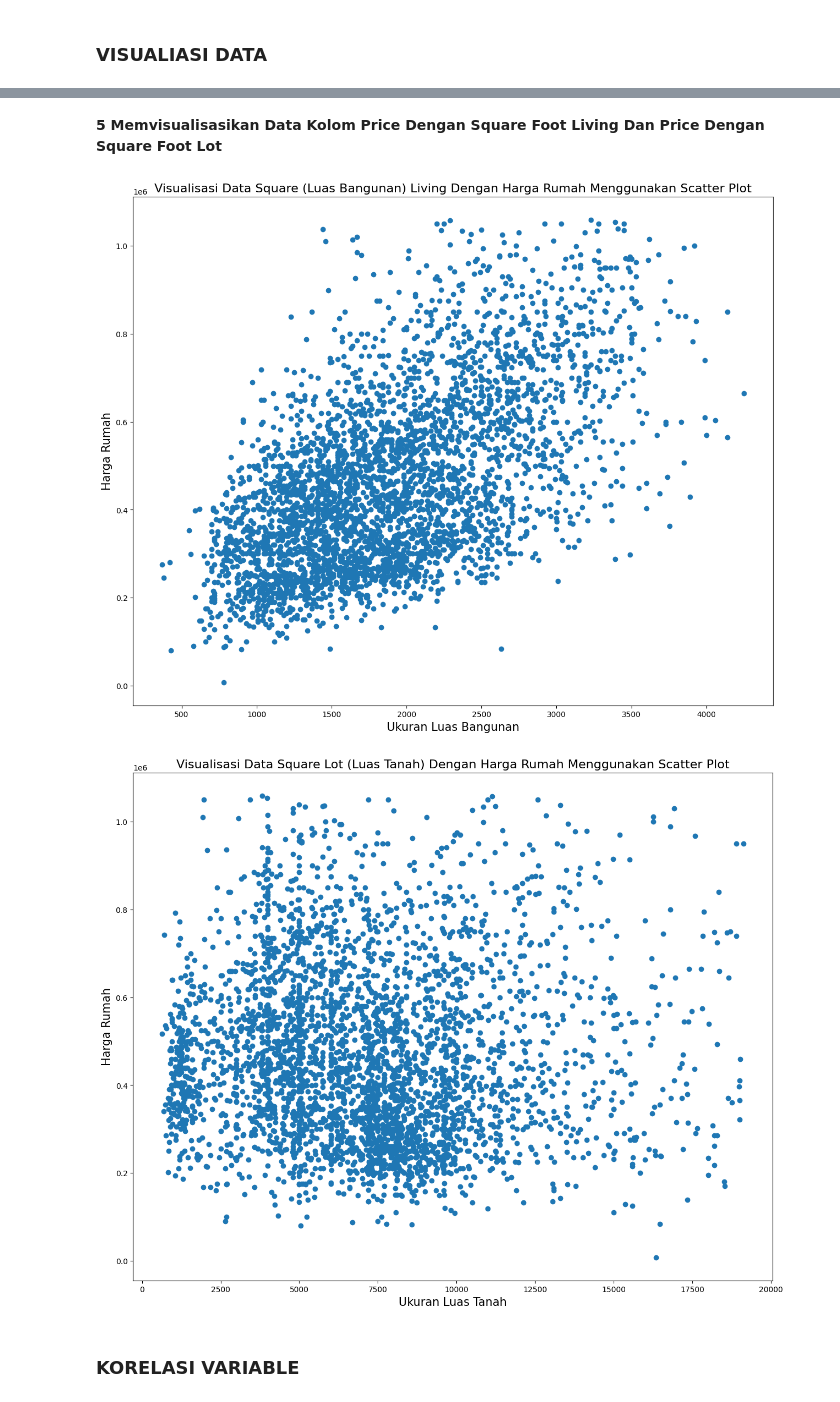
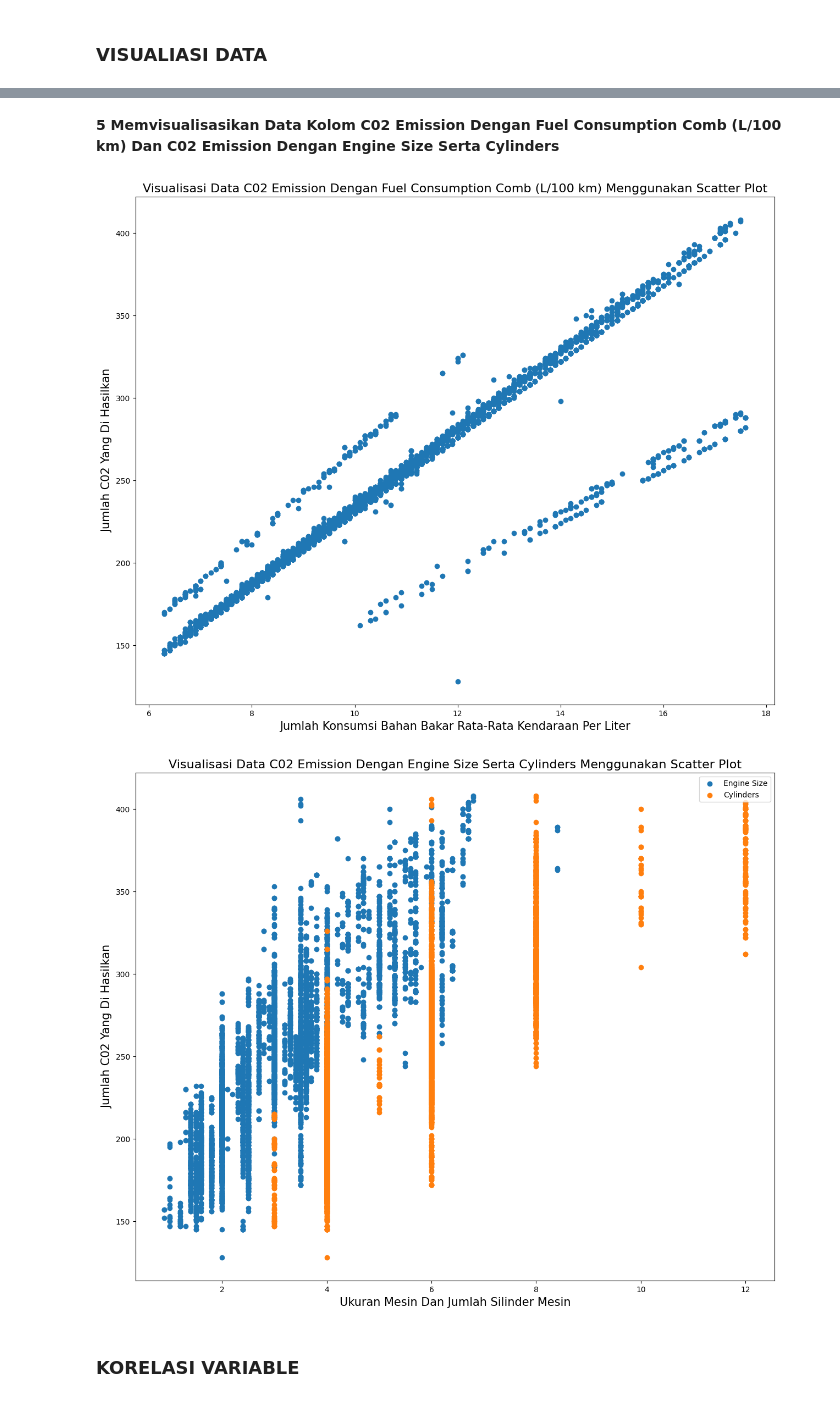
Before and after one commit to HaikalRFadhilahh/fp-BigDataPA, a Jupyter notebook: UAS_BDPA_REVISI.ipynb, the cells around one changed output, grey strips where cells are left out. Drawn from its saved outputs; the diff is of its cells as text; code cells hidden in the pictures.

```diff
--- a/UAS_BDPA_REVISI.ipynb
+++ b/UAS_BDPA_REVISI.ipynb
@@ -211,4 +196,16 @@ def clear_outliers (dataset,kolom):
     min_iqr = Q1 - 1.5 * IQR;
     max_iqr = Q3 + 1.5 * IQR;
     return dataset.loc[(dataset[kolom] >= min_iqr) & (dataset[kolom] <= max_iqr)].reset_index(drop=True)
+# %%
+# Membersikan Outliers Kolom Fuel Consumption City (L/100 km)
+df = clear_outliers(df,'Fuel Consumption City (L/100 km)')
+# %%
+# Membersikan Outliers Kolom Fuel Consumption Hwy (L/100 km)
+df = clear_outliers(df,'Fuel Consumption Hwy (L/100 km)')
+# %%
+# Membersikan Outliers Kolom Fuel Consumption Comb (L/100 km)
+df = clear_outliers(df,'Fuel Consumption Comb (L/100 km)')
+# %%
+# Membersikan Outliers Kolom Fuel Consumption Comb (mpg)
+df = clear_outliers(df,'Fuel Consumption Comb (mpg)')
 # %%
@@ -327,25 +306,27 @@ Text(0.5, 1.0, 'Grafik Histogram Kolom Square Foot Above')
 # %% [markdown]
-<p><b>5 Memvisualisasikan Data Kolom Price Dengan Square Foot Living Dan Price Dengan Square Foot Lot</b></p>
+<p><b>5 Memvisualisasikan Data Kolom C02 Emission Dengan Fuel Consumption Comb (L/100 km) Dan C02 Emission Dengan Engine Size Serta Cylinders</b></p>
 # %%
-# Scatter Plot Kolom Square Living Dengan Harga Rumah
+# Scatter Plot Kolom C02 Emission Dengan Fuel Consumption Comb (L/100 km)
 fig,ax = plt.subplots(figsize=(15,12))
-plt.scatter(df['sqft_living'],df['price'])
-plt.title("Visualisasi Data Square (Luas Bangunan) Living Dengan Harga Rumah Menggunakan Scatter Plot",fontsize=16)
-plt.xlabel("Ukuran Luas Bangunan", fontsize=15)
-plt.ylabel("Harga Rumah",fontsize=15)
+plt.scatter(df['Fuel Consumption Comb (L/100 km)'],df['CO2 Emissions(g/km)'])
+plt.title("Visualisasi Data C02 Emission Dengan Fuel Consumption Comb (L/100 km) Menggunakan Scatter Plot",fontsize=16)
+plt.xlabel("Jumlah Konsumsi Bahan Bakar Rata-Rata Kendaraan Per Liter", fontsize=15)
+plt.ylabel("Jumlah C02 Yang Di Hasilkan",fontsize=15)
 plt.show()
 # %% [output]
-[figure, old version]
+[figure, new version]
 # %%
-# Scatter Plot Kolom Square Lot Dengan Harga Rumah
+# Scatter Plot Kolom C02 Emission Dengan Engine Size Serta Cylinders
 fig,ax = plt.subplots(figsize=(15,12))
-plt.scatter(df['sqft_lot'],df['price'])
-plt.title("Visualisasi Data Square Lot (Luas Tanah) Dengan Harga Rumah Menggunakan Scatter Plot",fontsize=16)
-plt.xlabel("Ukuran Luas Tanah", fontsize=15)
-plt.ylabel("Harga Rumah",fontsize=15)
+plt.scatter(df['Engine Size(L)'],df['CO2 Emissions(g/km)'])
+plt.scatter(df['Cylinders'],df['CO2 Emissions(g/km)'])
+plt.title("Visualisasi Data C02 Emission Dengan Engine Size Serta Cylinders Menggunakan Scatter Plot",fontsize=16)
+plt.xlabel("Ukuran Mesin Dan Jumlah Silinder Mesin", fontsize=15)
+plt.ylabel("Jumlah C02 Yang Di Hasilkan",fontsize=15)
+plt.legend(['Engine Size','Cylinders'])
 plt.show()
 # %% [output]
-[figure, old version]
+[figure, new version]
 # %% [markdown]
 <h3><b>KORELASI VARIABLE</b></h3>
 # %% [markdown]
```
Also changed, not shown: parts of 61 cells of this notebook, 2 other files.
